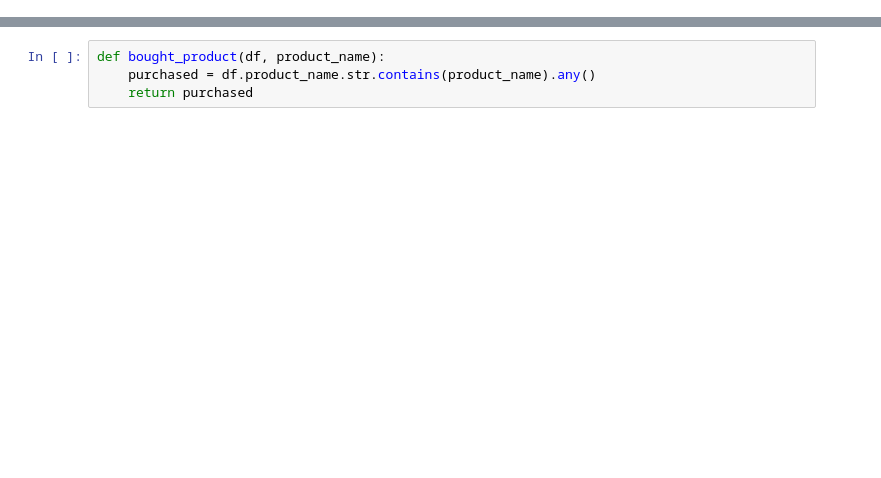
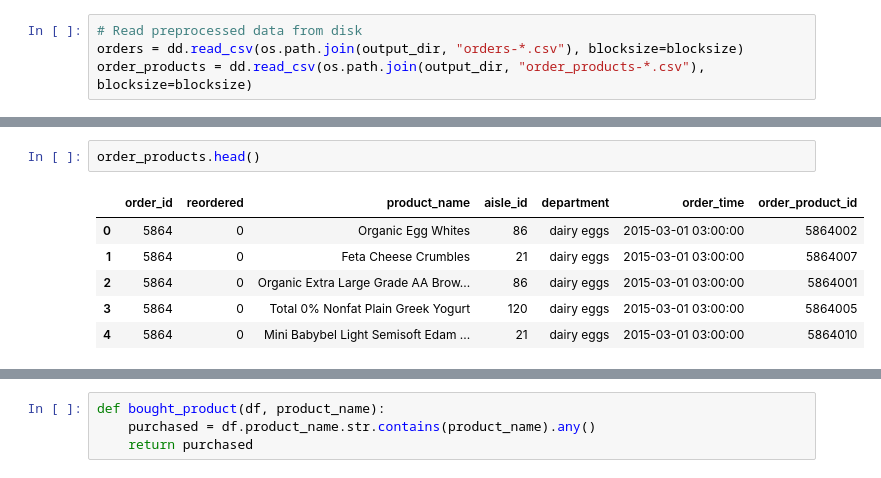
Before and after one commit to alteryx/open_source_demos, a Jupyter notebook: Tutorial.ipynb, the cells around one changed output, grey strips where cells are left out. Drawn from its saved outputs; the diff is of its cells as text; blank space fills up the shorter version.

```diff
--- a/Tutorial.ipynb
+++ b/Tutorial.ipynb
@@ -49,0 +101,4 @@ Entityset: instacart
+# %%
+# Read preprocessed data from disk
+orders = dd.read_csv(os.path.join(output_dir, "orders-*.csv"), blocksize=blocksize)
+order_products = dd.read_csv(os.path.join(output_dir, "order_products-*.csv"), blocksize=blocksize)
@@ -49,0 +114,9 @@ Entityset: instacart
+# %%
+order_products.head()
+# %% [output]
+|  | order_id | reordered | product_name | aisle_id | department | order_time | order_product_id |
+| 0 | 5864 | 0 | Organic Egg Whites | 86 | dairy eggs | 2015-03-01 03:00:00 | 5864002 |
+| 1 | 5864 | 0 | Feta Cheese Crumbles | 21 | dairy eggs | 2015-03-01 03:00:00 | 5864007 |
+| 2 | 5864 | 0 | Organic Extra Large Grade AA Brow... | 86 | dairy eggs | 2015-03-01 03:00:00 | 5864001 |
+| 3 | 5864 | 0 | Total 0% Nonfat Plain Greek Yogurt | 120 | dairy eggs | 2015-03-01 03:00:00 | 5864005 |
+| 4 | 5864 | 0 | Mini Babybel Light Semisoft Edam ... | 21 | dairy eggs | 2015-03-01 03:00:00 | 5864010 |
```
Also changed, not shown: parts of 99 cells of this notebook, 1 other file.
